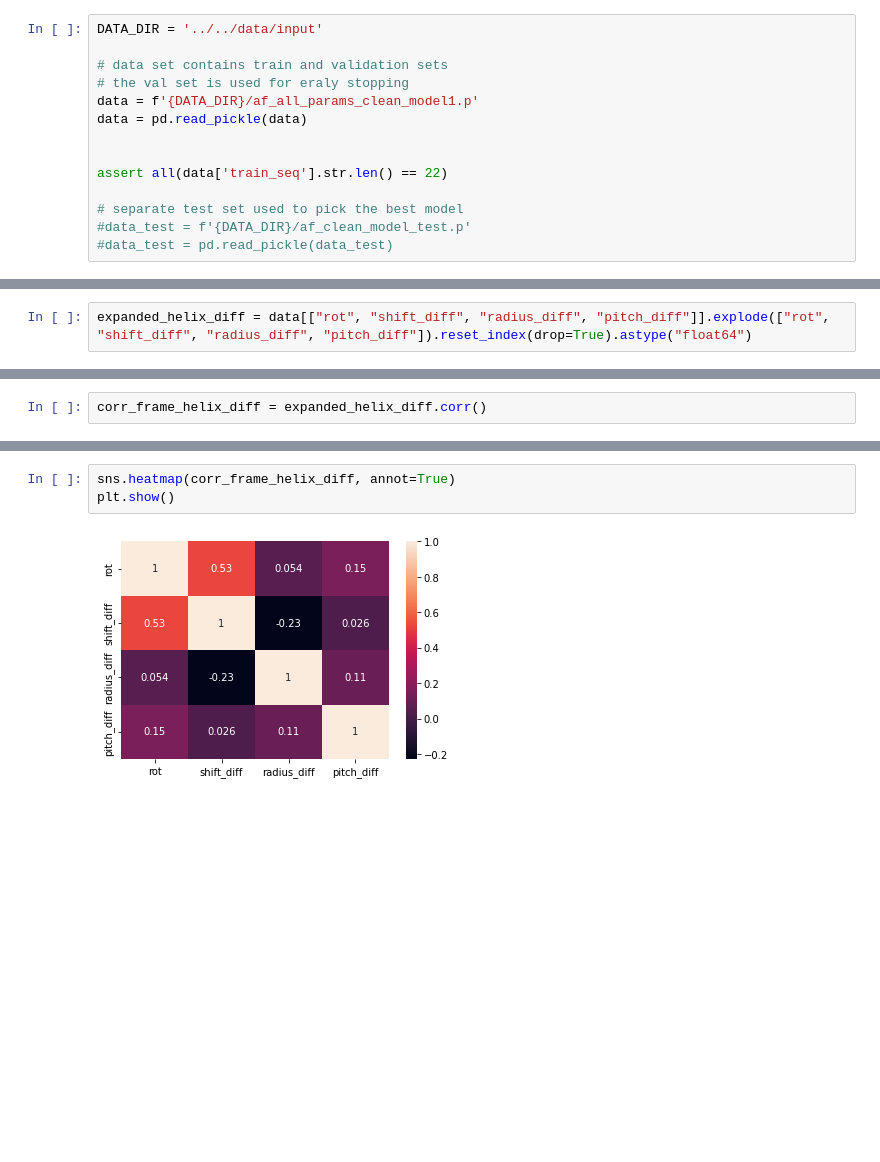
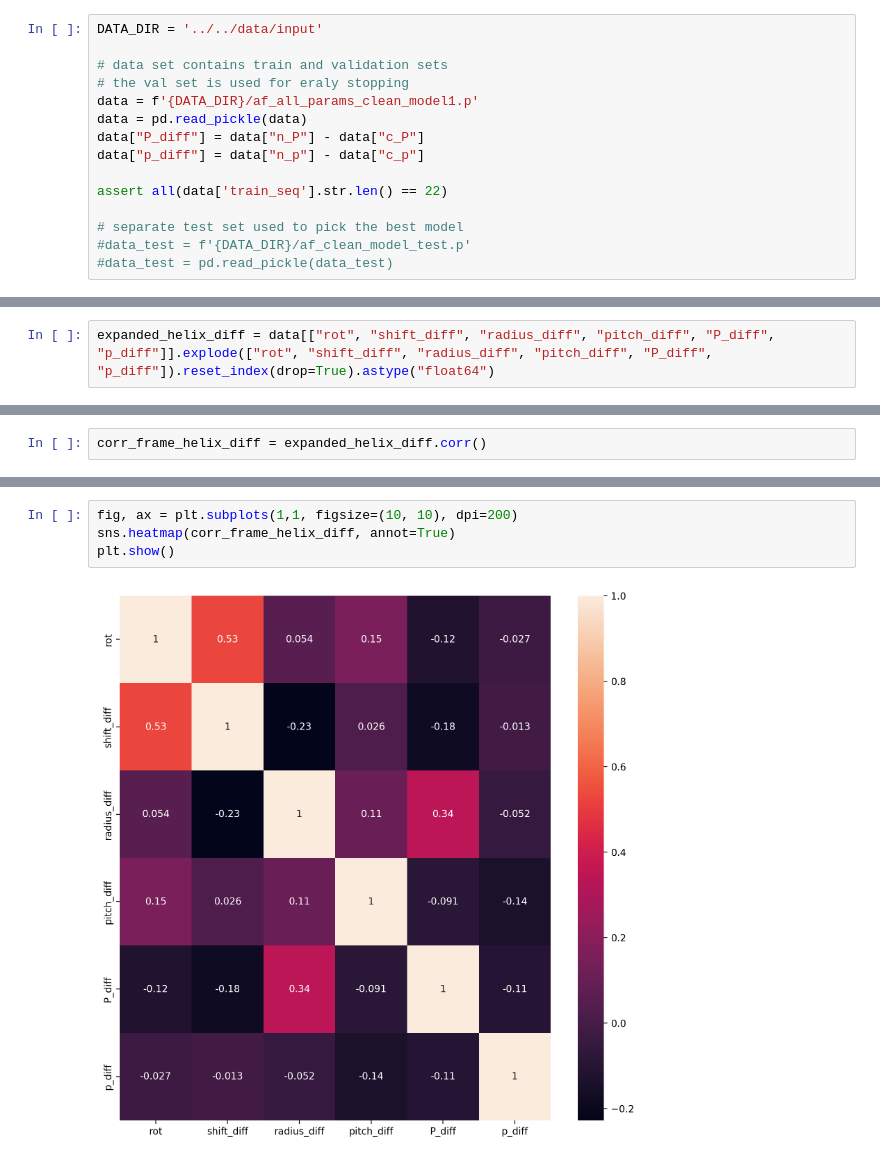
Before and after one commit to labstructbioinf/HAMPpred, a Jupyter notebook: notebooks/steps/3d_params_correlation.ipynb, the cells around one changed output, grey strips where cells are left out. Saved outputs shown, nothing was run; the diff lists cells and outputs as text; blank space fills up the shorter version.

```diff
--- a/notebooks/steps/3d_params_correlation.ipynb
+++ b/notebooks/steps/3d_params_correlation.ipynb
@@ -21,7 +21,8 @@ DATA_DIR = '../../data/input'
 # the val set is used for eraly stopping
 data = f'{DATA_DIR}/af_all_params_clean_model1.p'
 data = pd.read_pickle(data)
-
+data["P_diff"] = data["n_P"] - data["c_P"]
+data["p_diff"] = data["n_p"] - data["c_p"]
 
 assert all(data['train_seq'].str.len() == 22)
 
@@ -41,5 +42,5 @@ expanded_per_helix = data[["rot", "n_shift", "c_shift", "n_radius", "c_radius",
 # %%
-expanded_helix_diff = data[["rot", "shift_diff", "radius_diff", "pitch_diff"]].explode(["rot", "shift_diff", "radius_diff", "pitch_diff"]).reset_index(drop=True).astype("float64")
+expanded_helix_diff = data[["rot", "shift_diff", "radius_diff", "pitch_diff", "P_diff", "p_diff"]].explode(["rot", "shift_diff", "radius_diff", "pitch_diff", "P_diff", "p_diff"]).reset_index(drop=True).astype("float64")
 # %%
 corr_frame_per_helix = expanded_per_helix.corr()
 # %%
@@ -52,5 +54,6 @@ plt.show()
 # %%
+fig, ax = plt.subplots(1,1, figsize=(10, 10), dpi=200)
 sns.heatmap(corr_frame_helix_diff, annot=True)
 plt.show()
 # %% [output]
-[figure, old version]
+[figure, new version]
```
Also changed, not shown: parts of 2 cells of this notebook, 14 other files.
